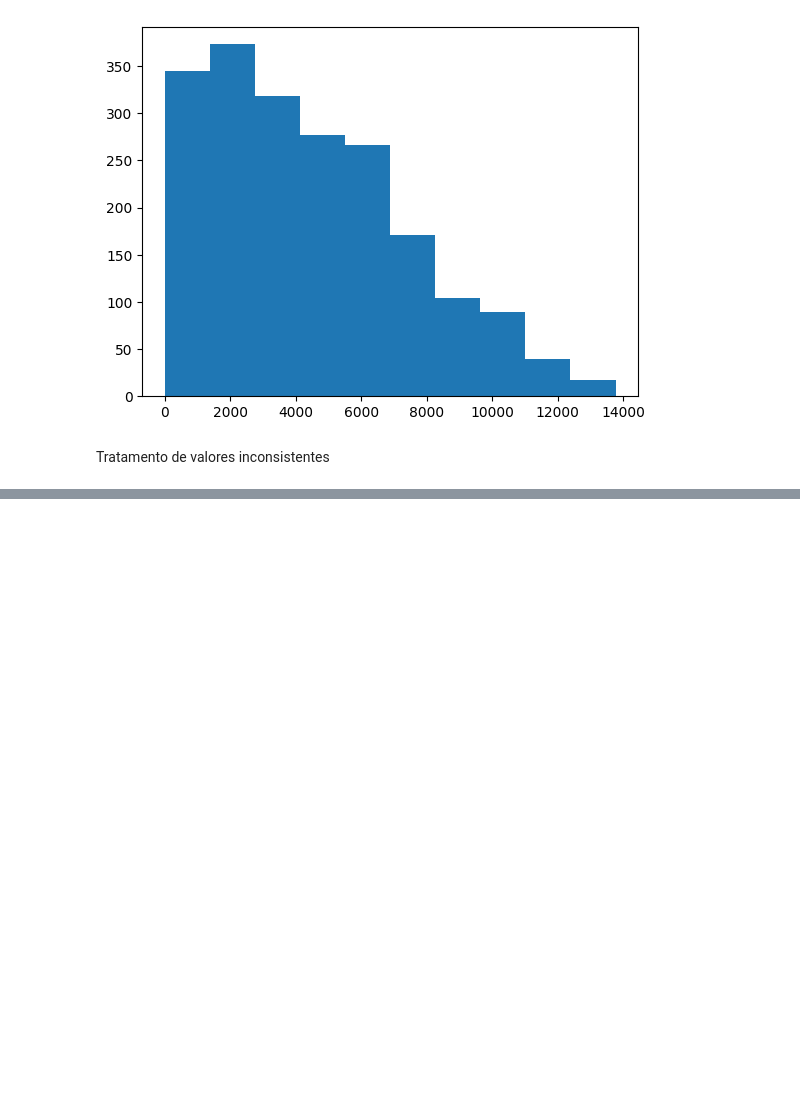
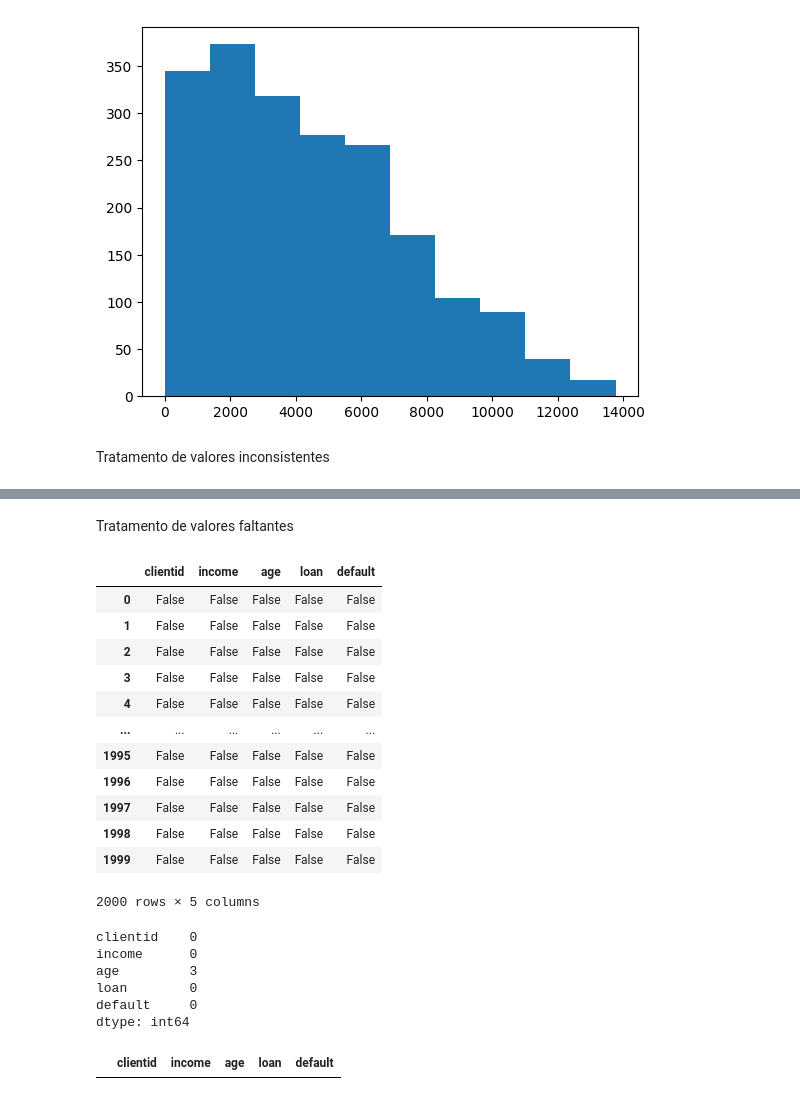
Before and after one commit to christianrss/data_science_stuff, a Jupyter notebook: machine_learning/pre_processing.ipynb, the cells around one changed output, grey strips where cells are left out. Cells and saved outputs as stored; diff of their text form; code cells hidden in the pictures; blank space fills up the shorter version.

```diff
--- a/machine_learning/pre_processing.ipynb
+++ b/machine_learning/pre_processing.ipynb
@@ -122,0 +219,31 @@ NameError: name 'pxb' is not defined
+# %% [markdown]
+Tratamento de valores faltantes
+# %%
+base_credit.isnull()
+# %% [output]
+|  | clientid | income | age | loan | default |
+| 0 | False | False | False | False | False |
+| 1 | False | False | False | False | False |
+| 2 | False | False | False | False | False |
+| 3 | False | False | False | False | False |
+| 4 | False | False | False | False | False |
+| ... | ... | ... | ... | ... | ... |
+| 1995 | False | False | False | False | False |
+| 1996 | False | False | False | False | False |
+| 1997 | False | False | False | False | False |
+| 1998 | False | False | False | False | False |
+| 1999 | False | False | False | False | False |
+2000 rows × 5 columns
+# %%
+base_credit.isnull().sum()
+# %% [output]
+clientid    0
+income      0
+age         3
+loan        0
+default     0
+dtype: int64
+# %%
+base_credit.loc[pd.isnull(base_credit['age'])]
+# %% [output]
+|  | clientid | income | age | loan | default |
```
Also changed, not shown: parts of 30 cells of this notebook.
